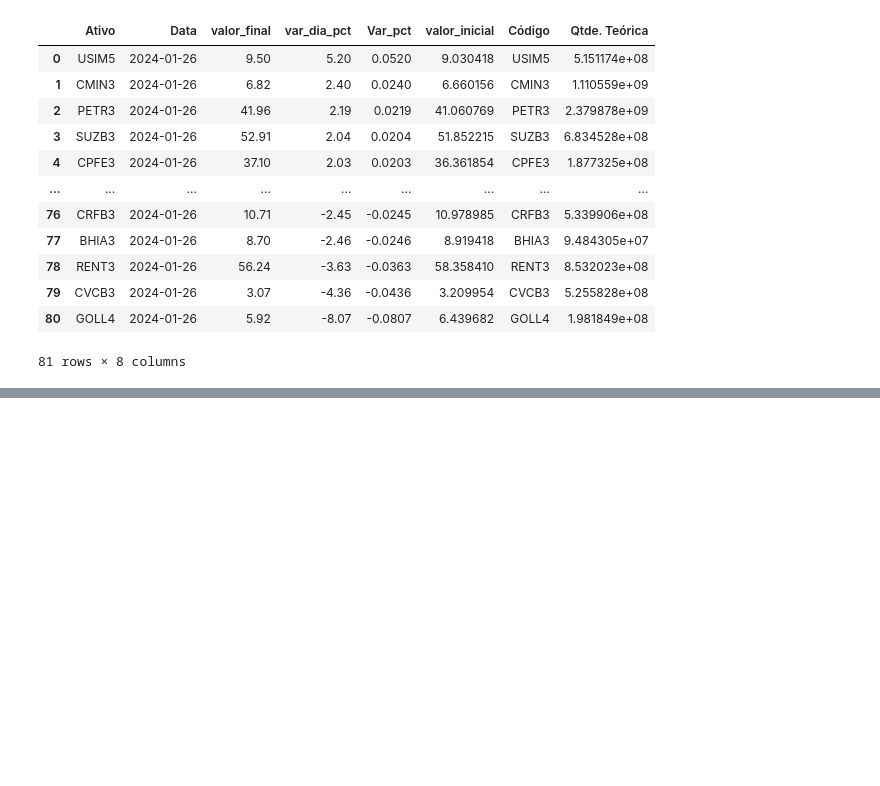
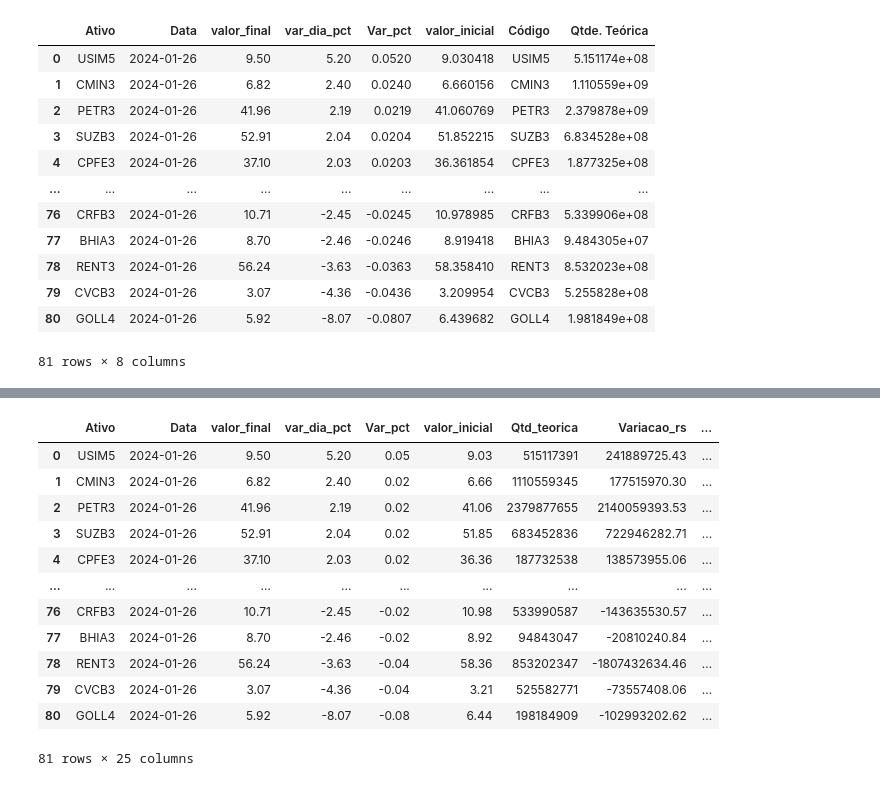
Before and after one commit to Caieera/alura-python, a Jupyter notebook: Imersão_Python_Aulas.ipynb, the cells around one changed output, grey strips where cells are left out. Cells and saved outputs as stored; diff of their text form; code cells hidden in the pictures; blank space fills up the shorter version.

```diff
--- a/Imersão_Python_Aulas.ipynb
+++ b/Imersão_Python_Aulas.ipynb
@@ -158,0 +248,18 @@ df_principal
+# %%
+df_principal = df_principal.merge(df_ticker,left_on='Ativo',right_on='Ticker',how='left')
+df_principal = df_principal.drop(columns =['Ticker'])
+df_principal
+# %% [output]
+|  | Ativo | Data | valor_final | var_dia_pct | Var_pct | valor_inicial | Qtd_teorica | Variacao_rs | ... |
+| 0 | USIM5 | 2024-01-26 | 9.50 | 5.20 | 0.05 | 9.03 | 515117391 | 241889725.43 | ... |
+| 1 | CMIN3 | 2024-01-26 | 6.82 | 2.40 | 0.02 | 6.66 | 1110559345 | 177515970.30 | ... |
+| 2 | PETR3 | 2024-01-26 | 41.96 | 2.19 | 0.02 | 41.06 | 2379877655 | 2140059393.53 | ... |
+| 3 | SUZB3 | 2024-01-26 | 52.91 | 2.04 | 0.02 | 51.85 | 683452836 | 722946282.71 | ... |
+| 4 | CPFE3 | 2024-01-26 | 37.10 | 2.03 | 0.02 | 36.36 | 187732538 | 138573955.06 | ... |
+| ... | ... | ... | ... | ... | ... | ... | ... | ... | ... |
+| 76 | CRFB3 | 2024-01-26 | 10.71 | -2.45 | -0.02 | 10.98 | 533990587 | -143635530.57 | ... |
+| 77 | BHIA3 | 2024-01-26 | 8.70 | -2.46 | -0.02 | 8.92 | 94843047 | -20810240.84 | ... |
+| 78 | RENT3 | 2024-01-26 | 56.24 | -3.63 | -0.04 | 58.36 | 853202347 | -1807432634.46 | ... |
+| 79 | CVCB3 | 2024-01-26 | 3.07 | -4.36 | -0.04 | 3.21 | 525582771 | -73557408.06 | ... |
+| 80 | GOLL4 | 2024-01-26 | 5.92 | -8.07 | -0.08 | 6.44 | 198184909 | -102993202.62 | ... |
+81 rows × 25 columns
```
Also changed, not shown: parts of 10 cells of this notebook.
